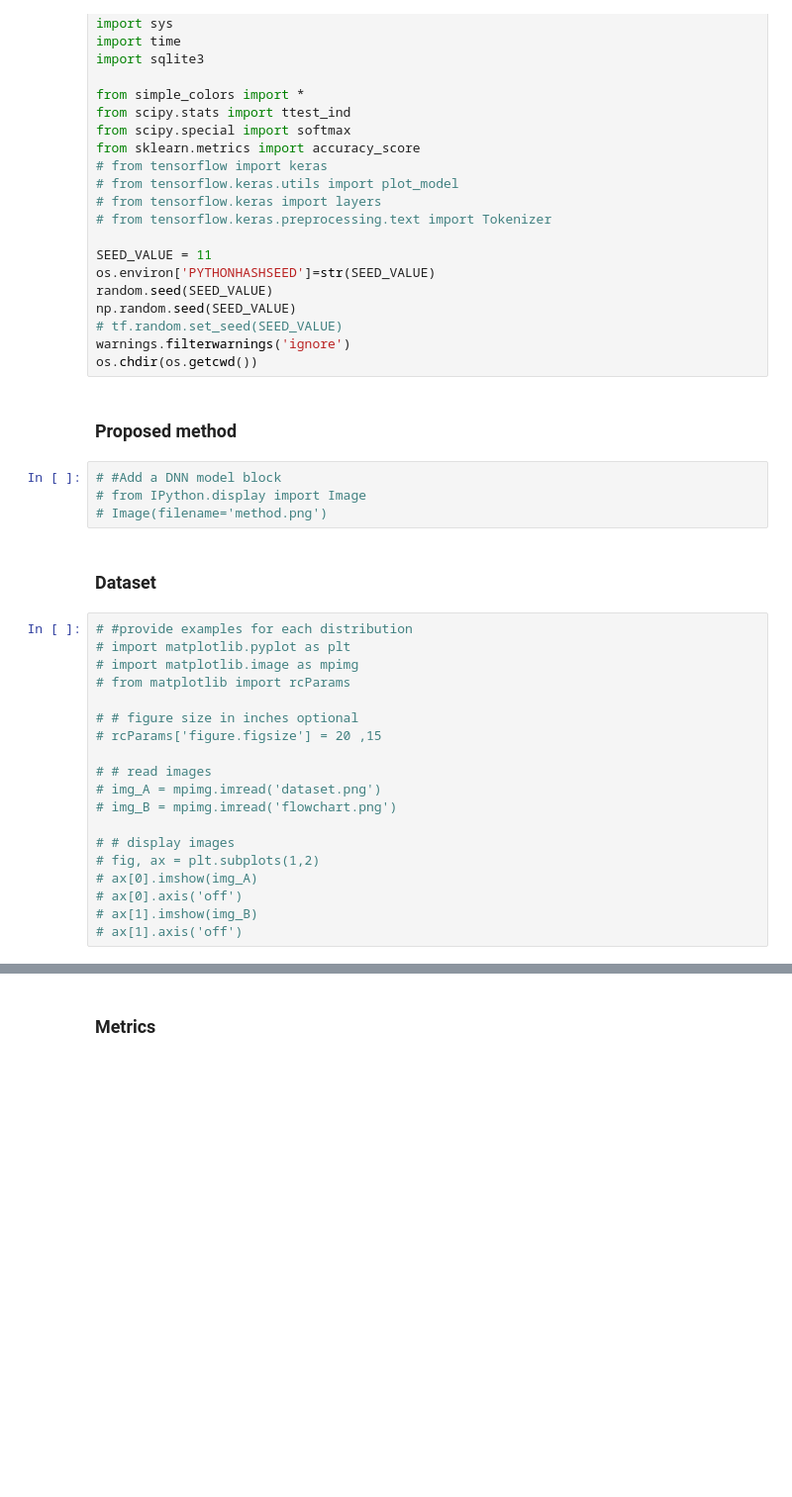
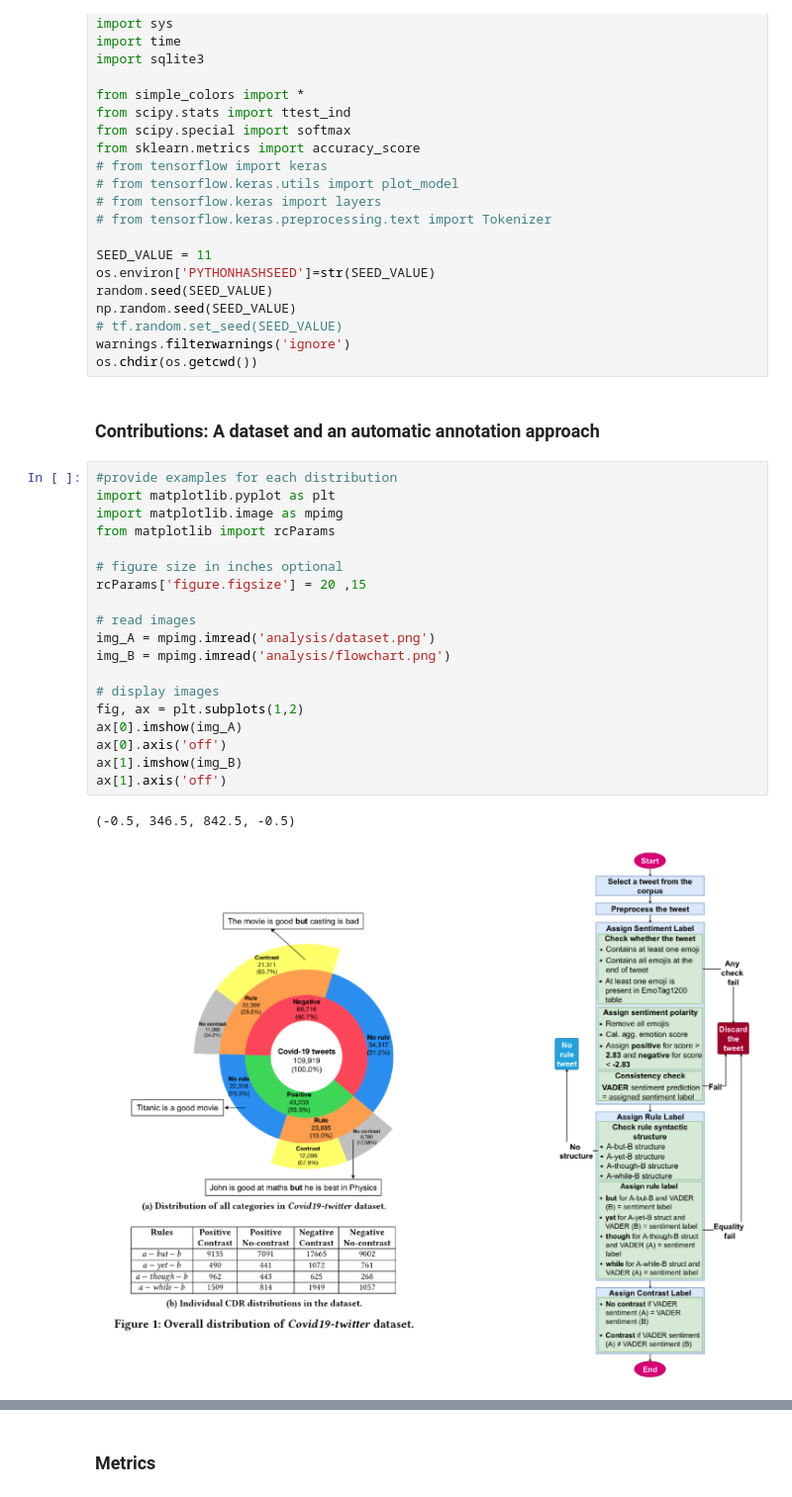
Before and after one commit to shashgpt/covid_19_twitter_SIGIR2024, a Jupyter notebook: analysis.ipynb, the cells around one changed output, grey strips where cells are left out. Shown at 99% size. Saved outputs shown, nothing was run; the diff lists cells and outputs as text; blank space fills up the shorter version.

```diff
--- a/analysis.ipynb
+++ b/analysis.ipynb
@@ -34,30 +34,27 @@ np.random.seed(SEED_VALUE)
 # tf.random.set_seed(SEED_VALUE)
 warnings.filterwarnings('ignore')
 os.chdir(os.getcwd())
-# %% [markdown]
-### Proposed method
-# %%
-# #Add a DNN model block
-# from IPython.display import Image
-# Image(filename='method.png')
-# %% [markdown]
-### Dataset
+# %% [markdown]
+### Contributions: A dataset and an automatic annotation approach
 # %%
-# #provide examples for each distribution
-# import matplotlib.pyplot as plt
-# import matplotlib.image as mpimg
-# from matplotlib import rcParams
+#provide examples for each distribution
+import matplotlib.pyplot as plt
+import matplotlib.image as mpimg
+from matplotlib import rcParams
 
-# # figure size in inches optional
-# rcParams['figure.figsize'] = 20 ,15
+# figure size in inches optional
+rcParams['figure.figsize'] = 20 ,15
 
-# # read images
-# img_A = mpimg.imread('dataset.png')
-# img_B = mpimg.imread('flowchart.png')
+# read images
+img_A = mpimg.imread('analysis/dataset.png')
+img_B = mpimg.imread('analysis/flowchart.png')
 
-# # display images
-# fig, ax = plt.subplots(1,2)
-# ax[0].imshow(img_A)
-# ax[0].axis('off')
-# ax[1].imshow(img_B)
-# ax[1].axis('off')
+# display images
+fig, ax = plt.subplots(1,2)
+ax[0].imshow(img_A)
+ax[0].axis('off')
+ax[1].imshow(img_B)
+ax[1].axis('off')
+# %% [output]
+(-0.5, 346.5, 842.5, -0.5)
+[figure, added]
```
Also changed, not shown: parts of 23 cells of this notebook, 18 other files.
